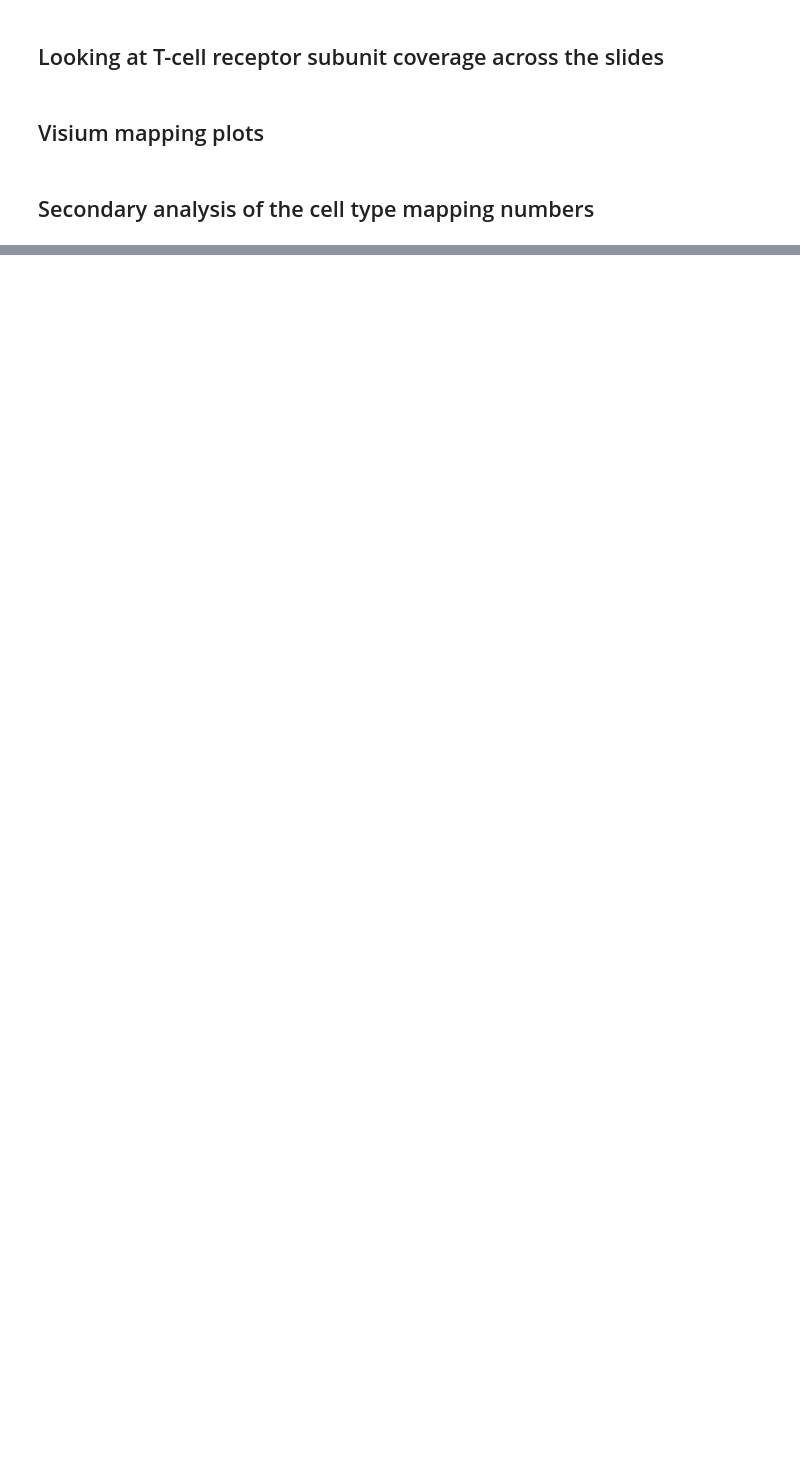
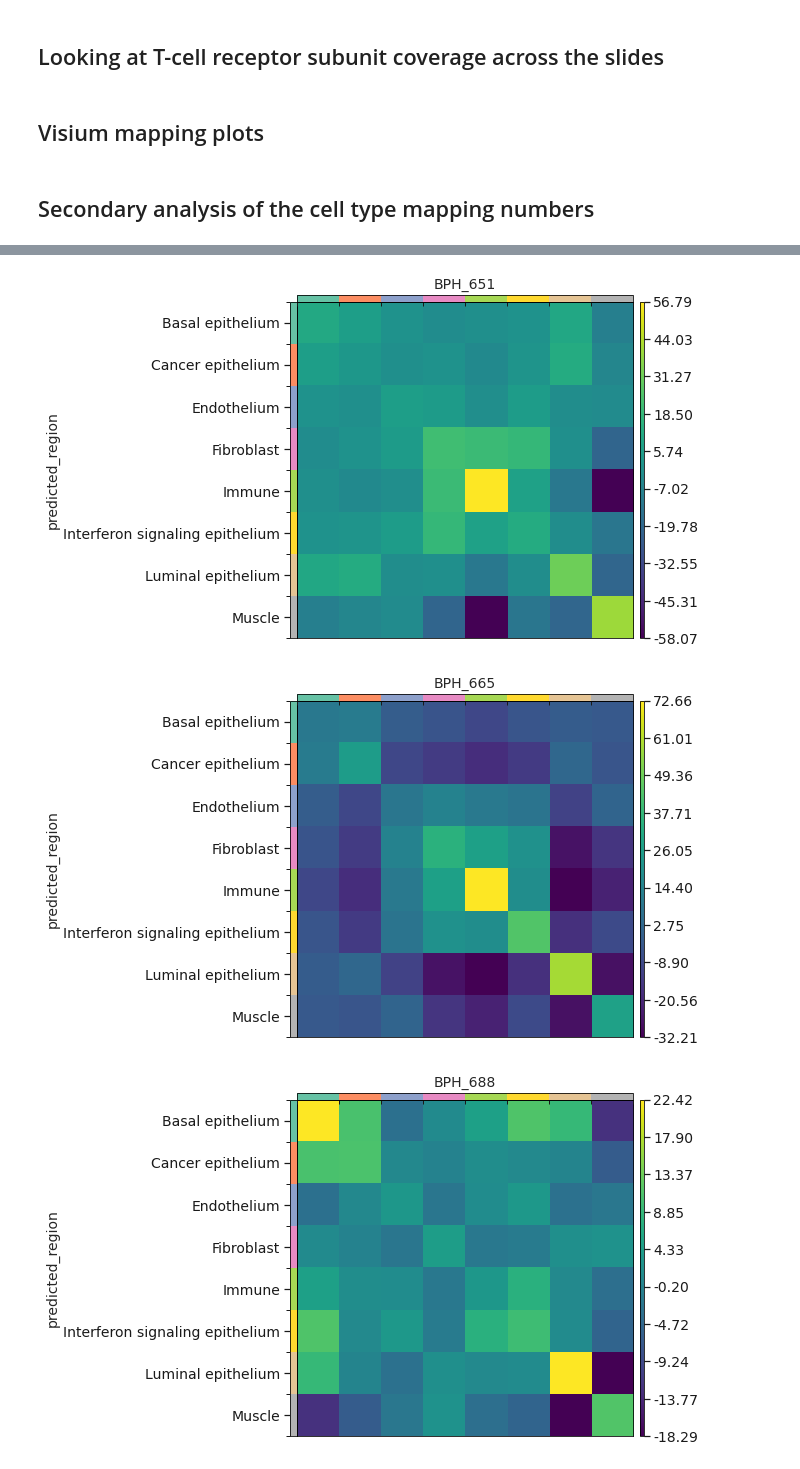
Before and after one commit to akiviaho/spatial, a Jupyter notebook: notebooks/spatial-post-c2l-mapping.ipynb, the cells around one changed output, grey strips where cells are left out. Cells and saved outputs as stored; diff of their text form; code cells hidden in the pictures; blank space fills up the shorter version.

```diff
--- a/notebooks/spatial-post-c2l-mapping.ipynb
+++ b/notebooks/spatial-post-c2l-mapping.ipynb
@@ -695,0 +577,25 @@ for k in modified_clusters.keys():
+# %%
+# For evaluating parameter choices
+n_est_list = [2][::-1]
+max_depth_list = [2]
+
+for n_est in n_est_list:
+    for max_depth in max_depth_list:
+        bst = XGBClassifier(n_estimators=n_est, max_depth=max_depth, learning_rate=1, objective='multi:softmax', num_class=len(tissue_region_names))
+        # fit model
+        bst.fit(training_data, training_labels_int)
+
+        # make predictions
+        preds = bst.predict(cell_mapping_dat.X)
+        predicted_regions = encoder.inverse_transform(preds).tolist()
+
+        top_proportion = []
+        cell_mapping_dat.obs['predicted_region'] = predicted_regions
+        obs_df  = cell_mapping_dat.obs.copy()
+
+        for sp_cluster in obs_df['joint_leiden_clusters'].value_counts().index.tolist():
+            val_counts = obs_df[obs_df['joint_leiden_clusters'] == sp_cluster]['predicted_region'].value_counts()
+            top_proportion.append(val_counts[0] / val_counts.sum())
+        top_proportion = pd.Series(top_proportion)
+
+        print('Max depth: {}, N estimators: {}, mean agreement: {:.3f},'.format(max_depth,n_est,top_proportion.mean()))
@@ -695,0 +606,7 @@ for k in modified_clusters.keys():
+# %%
+for sample in obs_df['sample_id'].value_counts().index.tolist():
+    obs_df_subs = obs_df[obs_df['sample_id'] == sample].copy()
+    for sp_cluster in obs_df_subs['joint_leiden_clusters'].unique():
+                print(sp_cluster)
+                print(obs_df_subs[obs_df_subs['joint_leiden_clusters'] == sp_cluster]['predicted_region'].value_counts())
+                print('')
@@ -695,0 +666,9 @@ for k in modified_clusters.keys():
+# %%
+for sample in samples:
+    slide = adata_slides[sample].copy()
+    sq.gr.nhood_enrichment(slide, cluster_key='predicted_region',show_progress_bar=False)
+    sq.pl.nhood_enrichment(slide,cluster_key='predicted_region',cmap='viridis',title=sample)
+# %% [output]
+[figure, added]
+[figure, added]
+[figure, added]
```
Also changed, not shown: parts of 67 cells of this notebook.
